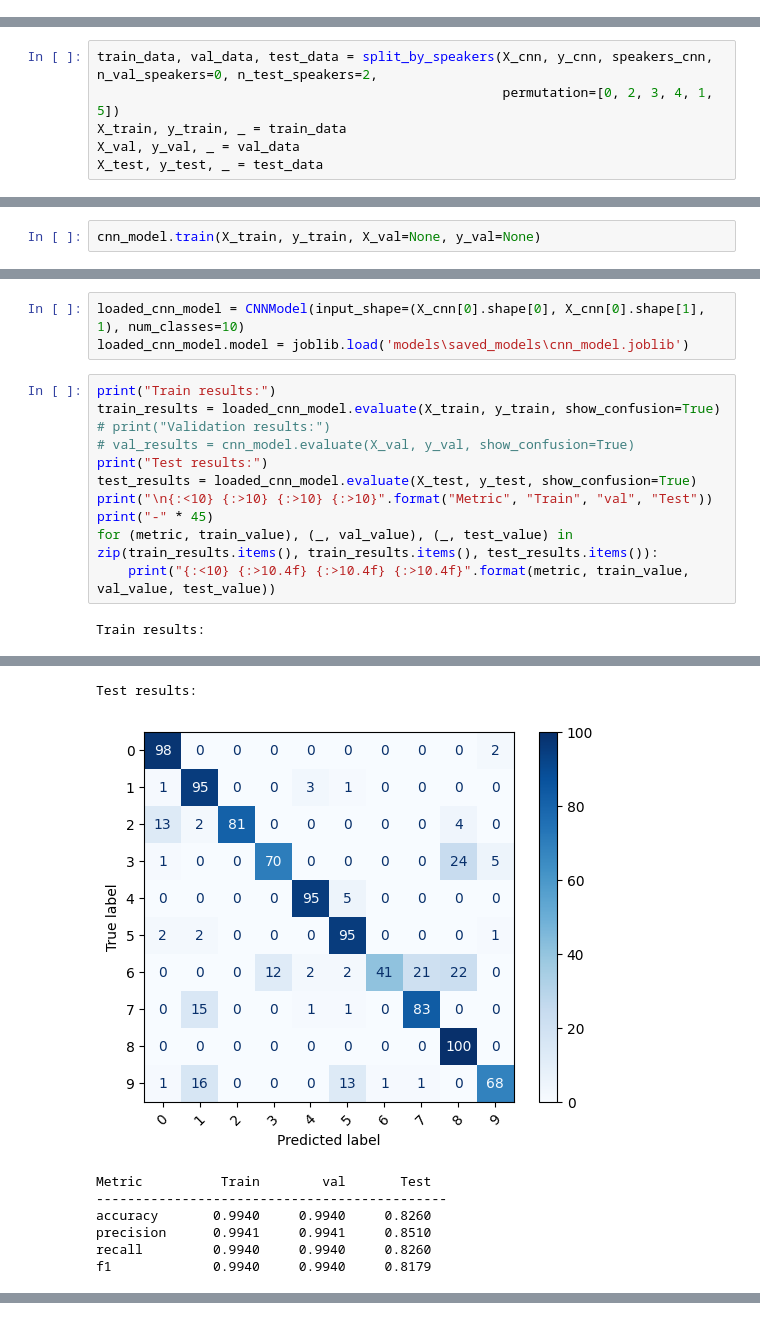
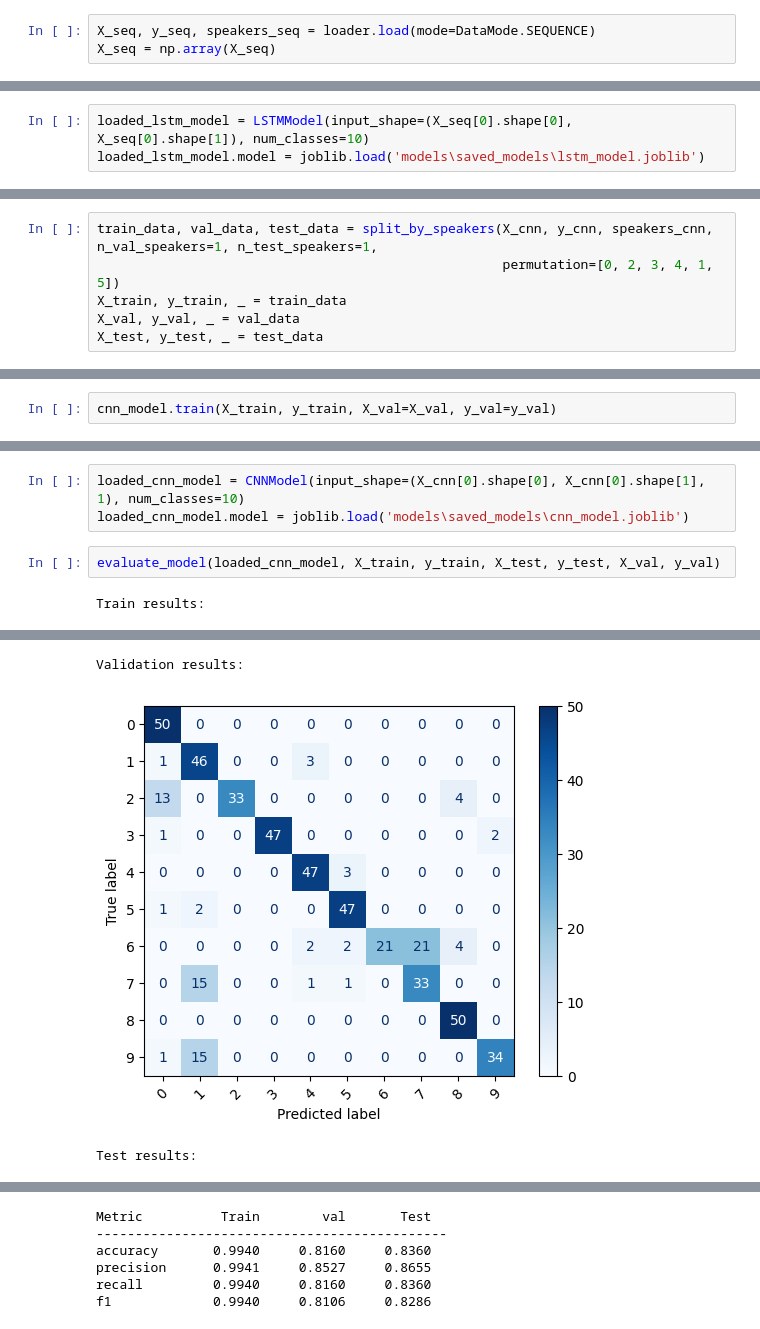
Before and after one commit to AdiPassover/Machine-Learning-Final-Assignment, a Jupyter notebook: project.ipynb, the cells around one changed output, grey strips where cells are left out. Cells and saved outputs as stored; diff of their text form.

```diff
--- a/project.ipynb
+++ b/project.ipynb
@@ -205 +232,4 @@ f1             1.0000     0.6520
+# %%
+X_seq, y_seq, speakers_seq = loader.load(mode=DataMode.SEQUENCE)
+X_seq = np.array(X_seq)
 # %%
@@ -222,0 +283,3 @@ f1             1.0000     0.6520
+# %%
+loaded_lstm_model = LSTMModel(input_shape=(X_seq[0].shape[0], X_seq[0].shape[1]), num_classes=10)
+loaded_lstm_model.model = joblib.load('models\saved_models\lstm_model.joblib')
@@ -227,7 +305,7 @@ cnn_data = loader.load(mode=DataMode.CNN)
 X_cnn, y_cnn, speakers_cnn = cnn_data
 X_cnn = np.array(X_cnn)
 # %%
-train_data, val_data, test_data = split_by_speakers(X_cnn, y_cnn, speakers_cnn, n_val_speakers=0, n_test_speakers=2,
+train_data, val_data, test_data = split_by_speakers(X_cnn, y_cnn, speakers_cnn, n_val_speakers=1, n_test_speakers=1,
                                                     permutation=[0, 2, 3, 4, 1, 5])
 X_train, y_train, _ = train_data
 X_val, y_val, _ = val_data
@@ -240,6 +320,6 @@ from models.cnn_model import CNNModel
 cnn_model = CNNModel(input_shape=(X_cnn[0].shape[0], X_cnn[0].shape[1], 1),
                      num_classes=10, dropout=0.3, lr=0.001, epochs=10, batch_size=32)
 # %%
-cnn_model.train(X_train, y_train, X_val=None, y_val=None)
+cnn_model.train(X_train, y_train, X_val=X_val, y_val=y_val)
 # %% [output]
 Epoch 1/10
@@ -288,24 +353,10 @@ f1             0.9950     0.9950     0.7395
 loaded_cnn_model = CNNModel(input_shape=(X_cnn[0].shape[0], X_cnn[0].shape[1], 1), num_classes=10)
 loaded_cnn_model.model = joblib.load('models\saved_models\cnn_model.joblib')
 # %%
-print("Train results:")
-train_results = loaded_cnn_model.evaluate(X_train, y_train, show_confusion=True)
-# print("Validation results:")
-# val_results = cnn_model.evaluate(X_val, y_val, show_confusion=True)
-print("Test results:")
-test_results = loaded_cnn_model.evaluate(X_test, y_test, show_confusion=True)
-print("\n{:<10} {:>10} {:>10} {:>10}".format("Metric", "Train", "val", "Test"))
-print("-" * 45)
-for (metric, train_value), (_, val_value), (_, test_value) in zip(train_results.items(), train_results.items(), test_results.items()):
-    print("{:<10} {:>10.4f} {:>10.4f} {:>10.4f}".format(metric, train_value, val_value, test_value))
+evaluate_model(loaded_cnn_model, X_train, y_train, X_test, y_test, X_val, y_val)
 # %% [output]
 Train results:
 [figure]
-Test results:
+Validation results:
-[figure, old version]
+[figure, new version]
-Metric          Train        val       Test
----------------------------------------------
-accuracy       0.9940     0.9940     0.8260
-precision      0.9941     0.9941     0.8510
-recall         0.9940     0.9940     0.8260
-f1             0.9940     0.9940     0.8179
+Test results:
@@ -311,0 +364,6 @@ f1             0.9940     0.9940     0.8179
+Metric          Train        val       Test
+---------------------------------------------
+accuracy       0.9940     0.8160     0.8360
+precision      0.9941     0.8527     0.8655
+recall         0.9940     0.8160     0.8360
+f1             0.9940     0.8106     0.8286
```
Also changed, not shown: parts of 19 cells of this notebook, 3 other files.
